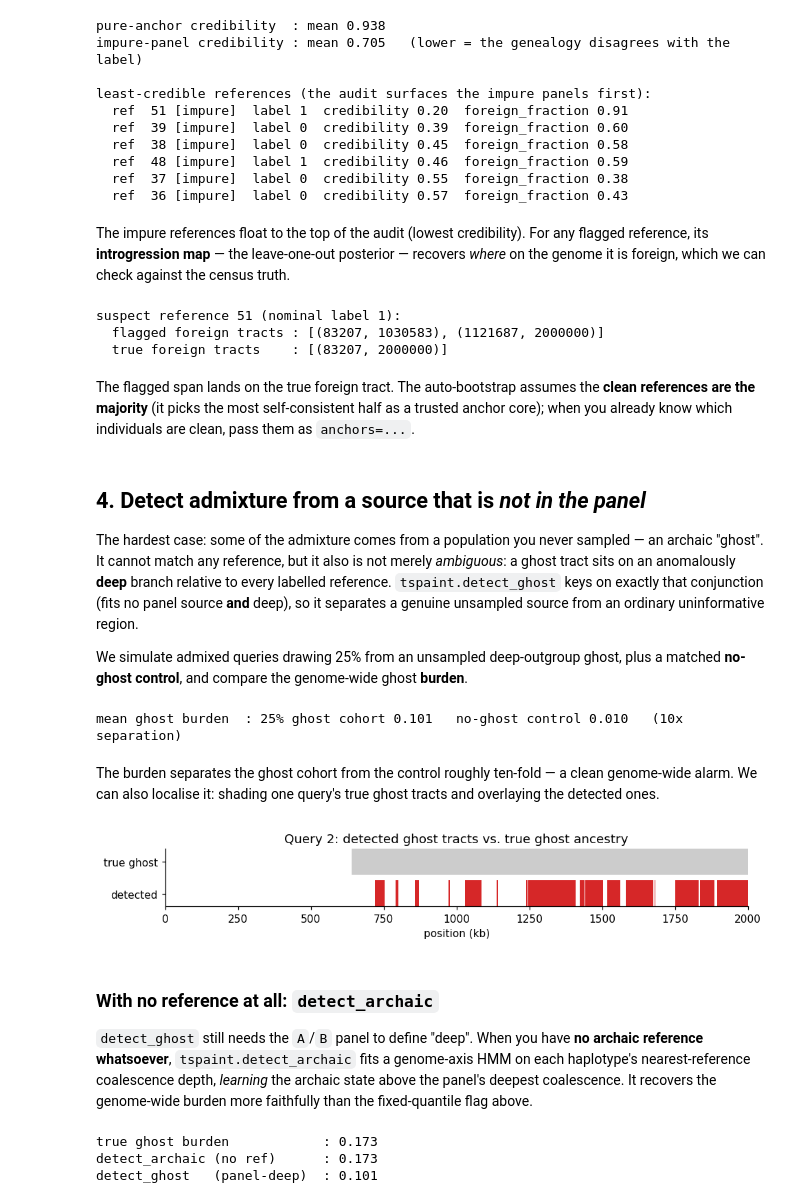
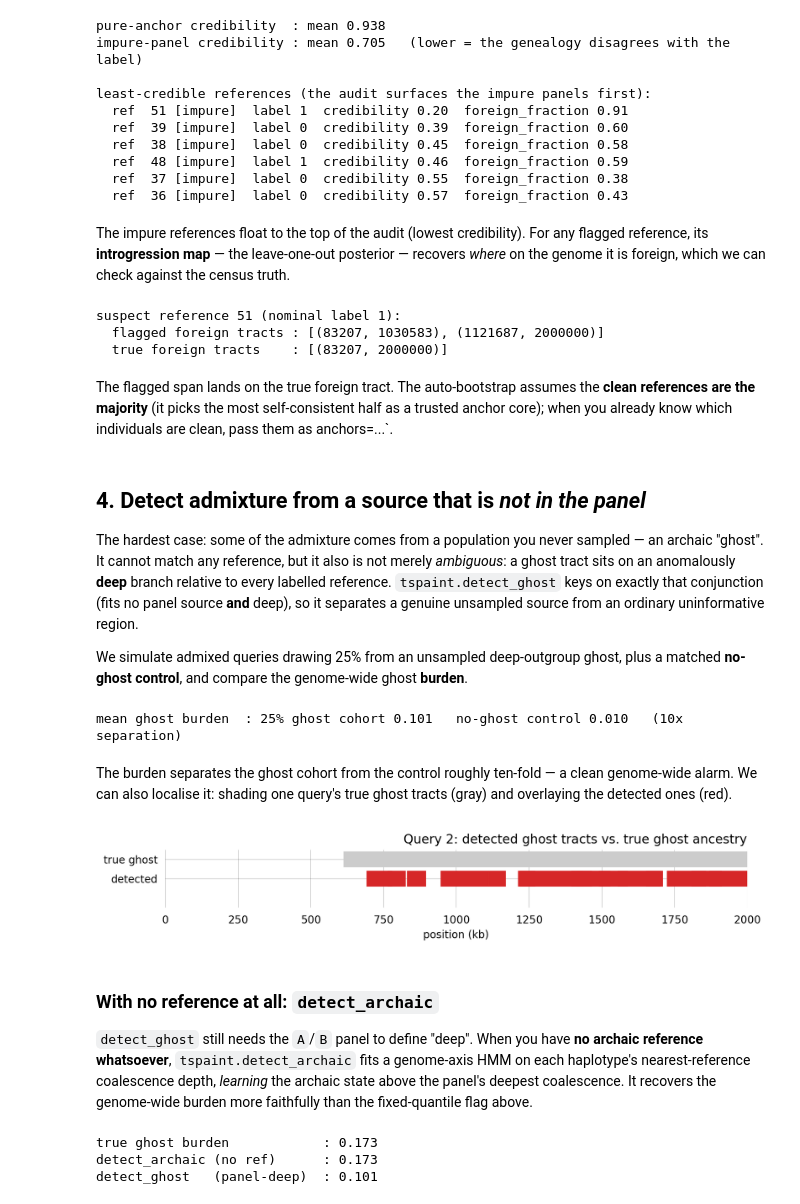
Before and after one commit to munch-group/tspaint, a Jupyter notebook: docs/notebooks/showcase.ipynb, the cells around one changed output. Cells and saved outputs as stored; diff of their text form; code cells hidden in the pictures.

```diff
--- a/docs/notebooks/showcase.ipynb
+++ b/docs/notebooks/showcase.ipynb
@@ -38,9 +23,9 @@ import matplotlib.pyplot as plt
 import tspaint
 from tspaint import io
 from tspaint.validate import map_truth, balanced_accuracy, mean_confidence, per_base_accuracy
+from vscodenb import set_vscode_theme
+set_vscode_theme()
 
-plt.rcParams.update({"figure.dpi": 110, "font.size": 10,
-                     "axes.spines.top": False, "axes.spines.right": False})
 WORK = tempfile.mkdtemp(prefix="tspaint_showcase_")
 
 
@@ -92,7 +77,7 @@ def plot_painting(ax, tracks, truth_segs, L, title, state=1):
     ax.set(ylim=(-0.02, 1.02), xlim=(0, L / 1e3), title=title,
            xlabel="position (kb)", ylabel="P(ancestry = B)")
     ax.axhline(0.5, color="0.6", lw=0.6, ls=":")
-    ax.legend(loc="center left", fontsize=8, framealpha=0.9)
+    ax.legend(loc="center left")
 # %% [markdown]
 ## 1. From genotypes to a tree sequence
 
@@ -150,13 +126,17 @@ to suppress switches that are artifacts of tree-inference noise.
 # Same VCF source -> two different ARGs.
 ts_tsi   = io.tsinfer(vcf)
 ensemble = io.singer(vcf, Ne=1000, mutation_rate=5e-8, recombination_rate=1e-8,
-                     n_samples=14, thin=8, burn_in=4, seed=42, sequence_length=SEQLEN)
+                     n_samples=120, thin=10, burn_in=10, seed=42, sequence_length=SEQLEN)
 print(f"tsinfer: {ts_tsi.num_trees} trees    SINGER: {len(ensemble)} posterior ARGs "
       f"({ensemble[0].num_trees} trees in the first)")
 
 # Paint the queries from each (smooth=True: these are inferred ARGs).
-paint_tsi  = tspaint.paint(ts_tsi,      labels, queries, smooth=True)
-paint_sing = tspaint.paint(ensemble[0], labels, queries, smooth=True)
+paint_tsi  = tspaint.paint(ts_tsi, labels, queries,
+                           smooth=True
+                           )
+paint_sing = tspaint.paint(ensemble[0], labels, queries,
+                           smooth=True
+                           )
 
 for tag, p in [("tsinfer (point estimate)", paint_tsi), ("SINGER (one posterior sample)", paint_sing)]:
     bal  = balanced_accuracy(p.posteriors, truth_states, samples=queries)
@@ -274,9 +298,7 @@ least-credible references (the audit surfaces the impure panels first):
   ref  37 [impure]  label 0  credibility 0.55  foreign_fraction 0.38
   ref  36 [impure]  label 0  credibility 0.57  foreign_fraction 0.43
 # %% [markdown]
-The impure references float to the top of the audit (lowest credibility). For any
-flagged reference, its **introgression map** — the leave-one-out posterior — recovers *where*
-on the genome it is foreign, which we can check against the census truth.
+The impure references float to the top of the audit (lowest credibility). For any flagged reference, its **introgression map** — the leave-one-out posterior — recovers *where* on the genome it is foreign, which we can check against the census truth.
 # %%
 suspect = qc.summary(deadband=0.3)[0]["ref"]
 lab = labels_qc[suspect]
@@ -292,20 +314,13 @@ suspect reference 51 (nominal label 1):
   flagged foreign tracts : [(83207, 1030583), (1121687, 2000000)]
   true foreign tracts    : [(83207, 2000000)]
 # %% [markdown]
-The flagged span lands on the true foreign tract. The auto-bootstrap assumes the
-**clean references are the majority** (it picks the most self-consistent half as a trusted
-anchor core); when you already know which individuals are clean, pass them as `anchors=...`.
+The flagged span lands on the true foreign tract. The auto-bootstrap assumes the **clean references are the majority** (it picks the most self-consistent half as a trusted anchor core); when you already know which individuals are clean, pass them as  anchors=...`.
 # %% [markdown]
 ## 4. Detect admixture from a source that is *not in the panel*
 
-The hardest case: some of the admixture comes from a population you never sampled — an
-archaic "ghost". It cannot match any reference, but it also is not merely *ambiguous*: a ghost
-tract sits on an anomalously **deep** branch relative to every labelled reference.
-`tspaint.detect_ghost` keys on exactly that conjunction (fits no panel source **and** deep),
-so it separates a genuine unsampled source from an ordinary uninformative region.
+The hardest case: some of the admixture comes from a population you never sampled — an archaic "ghost". It cannot match any reference, but it also is not merely *ambiguous*: a ghost tract sits on an anomalously **deep** branch relative to every labelled reference. `tspaint.detect_ghost` keys on exactly that conjunction (fits no panel source **and** deep), so it separates a genuine unsampled source from an ordinary uninformative region.
 
-We simulate admixed queries drawing 25% from an unsampled deep-outgroup ghost, plus a matched
-**no-ghost control**, and compare the genome-wide ghost **burden**.
+We simulate admixed queries drawing 25% from an unsampled deep-outgroup ghost, plus a matched **no-ghost control**, and compare the genome-wide ghost **burden**.
 # %%
 def ghost_cohort(ghost_fraction, seed=1):
     ts = tspaint.sim.simulate_admixture_with_ghost(
@@ -326,36 +341,35 @@ print(f"mean ghost burden  : 25% ghost cohort {b_ghost:.3f}   "
 # %% [output]
 mean ghost burden  : 25% ghost cohort 0.101   no-ghost control 0.010   (10x separation)
 # %% [markdown]
-The burden separates the ghost cohort from the control roughly ten-fold — a clean
-genome-wide alarm. We can also localise it: shading one query's true ghost tracts and
-overlaying the detected ones.
+The burden separates the ghost cohort from the control roughly ten-fold — a clean genome-wide alarm. We can also localise it: shading one query's true ghost tracts (gray) and overlaying the detected ones (red).
 # %%
 truth_g, _ = tspaint.local_ancestry_truth(ts_g)
 GHOST = pid_g["GHOST"]
 # show a query with a genuine mix of ghost and non-ghost ancestry (recall *and* specificity)
 ghost_frac = lambda s: sum(r - l for (l, r, p) in truth_g[s] if p == GHOST) / ts_g.sequence_length
 x = min(q_g, key=lambda s: abs(ghost_frac(s) - 0.5))
 true_ghost = [(l, r) for (l, r, p) in truth_g[x] if p == GHOST]
 det_ghost  = gh.tracts(x)
 fig, ax = plt.subplots(figsize=(9, 1.7))
+width = 0.25
 for (l, r) in true_ghost:
-    ax.axvspan(l / 1e3, r / 1e3, ymin=0.55, ymax=1.0, color="0.8", lw=0)
+    ax.plot([l / 1e3, r / 1e3], [2.5, 2.5], lw=15, color="0.8")
 for (l, r) in det_ghost:
-    ax.axvspan(l / 1e3, r / 1e3, ymin=0.0, ymax=0.45, color="C3", lw=0)
-ax.set(xlim=(0, ts_g.sequence_length / 1e3), ylim=(0, 1), yticks=[0.22, 0.78],
-       yticklabels=["detected", "true ghost"], xlabel="position (kb)",
+    ax.plot([l / 1e3, r / 1e3], [1.5, 1.5], lw=15, color="C3")
+
+ax.set(xlim=(0, ts_g.sequence_length / 1e3),
+       ylim=(0, 3),
+       yticks=[1.5, 2.5],
+       yticklabels=["detected", "true ghost"],
+       xlabel="position (kb)",
        title=f"Query {x}: detected ghost tracts vs. true ghost ancestry")
-plt.tight_layout(); plt.show()
+plt.tight_layout()
 # %% [output]
-[figure, old version]
+[figure, new version]
 # %% [markdown]
 ### With no reference at all: `detect_archaic`
 
-`detect_ghost` still needs the `A`/`B` panel to define "deep". When you have **no archaic
-reference whatsoever**, `tspaint.detect_archaic` fits a genome-axis HMM on each haplotype's
-nearest-reference coalescence depth, *learning* the archaic state above the panel's deepest
-coalescence. It recovers the genome-wide burden more faithfully than the fixed-quantile flag
-above.
+`detect_ghost` still needs the `A`/`B` panel to define "deep". When you have **no archaic reference whatsoever**, `tspaint.detect_archaic` fits a genome-axis HMM on each haplotype's nearest-reference coalescence depth, *learning* the archaic state above the panel's deepest coalescence. It recovers the genome-wide burden more faithfully than the fixed-quantile flag above.
 # %%
 arch = tspaint.detect_archaic(ts_g, lab_g, q_g)
 true_burden = float(np.mean([sum(r - l for (l, r, p) in truth_g[x] if p == GHOST)
```
Also changed, not shown: parts of 15 cells of this notebook, 2 other files.
